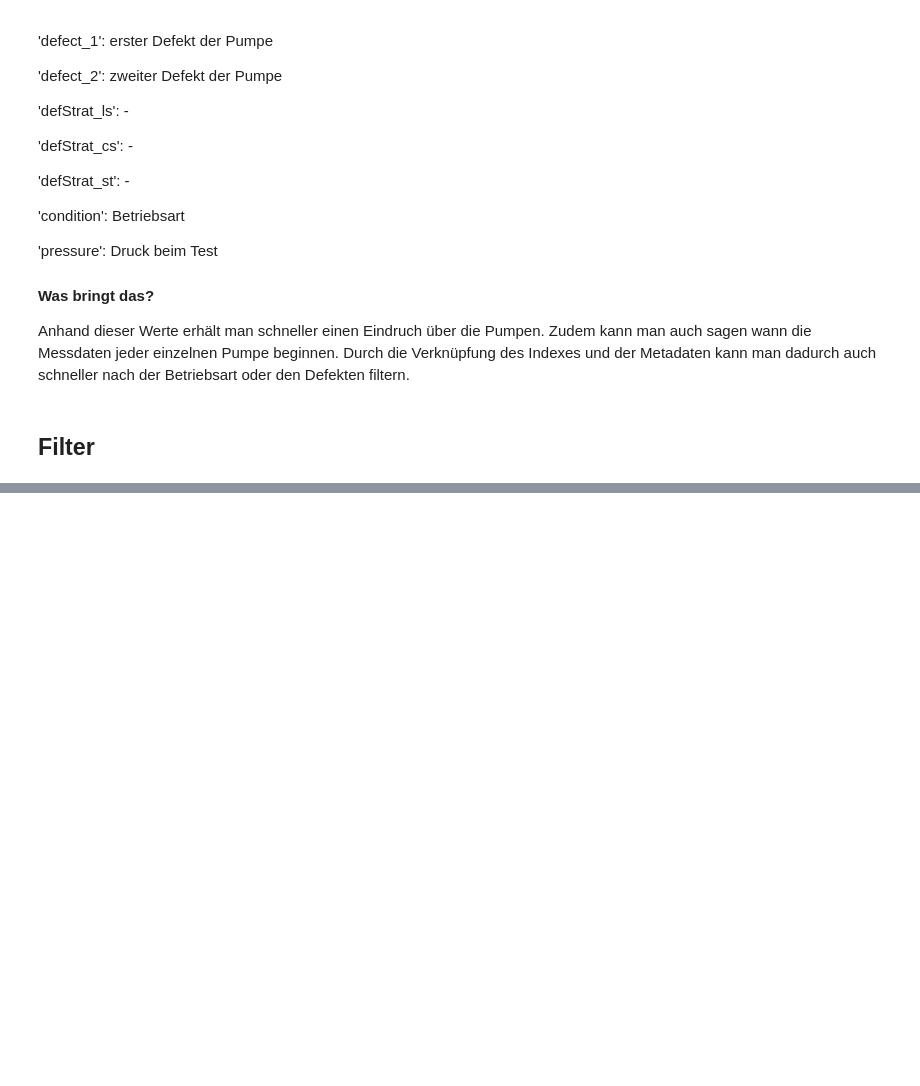
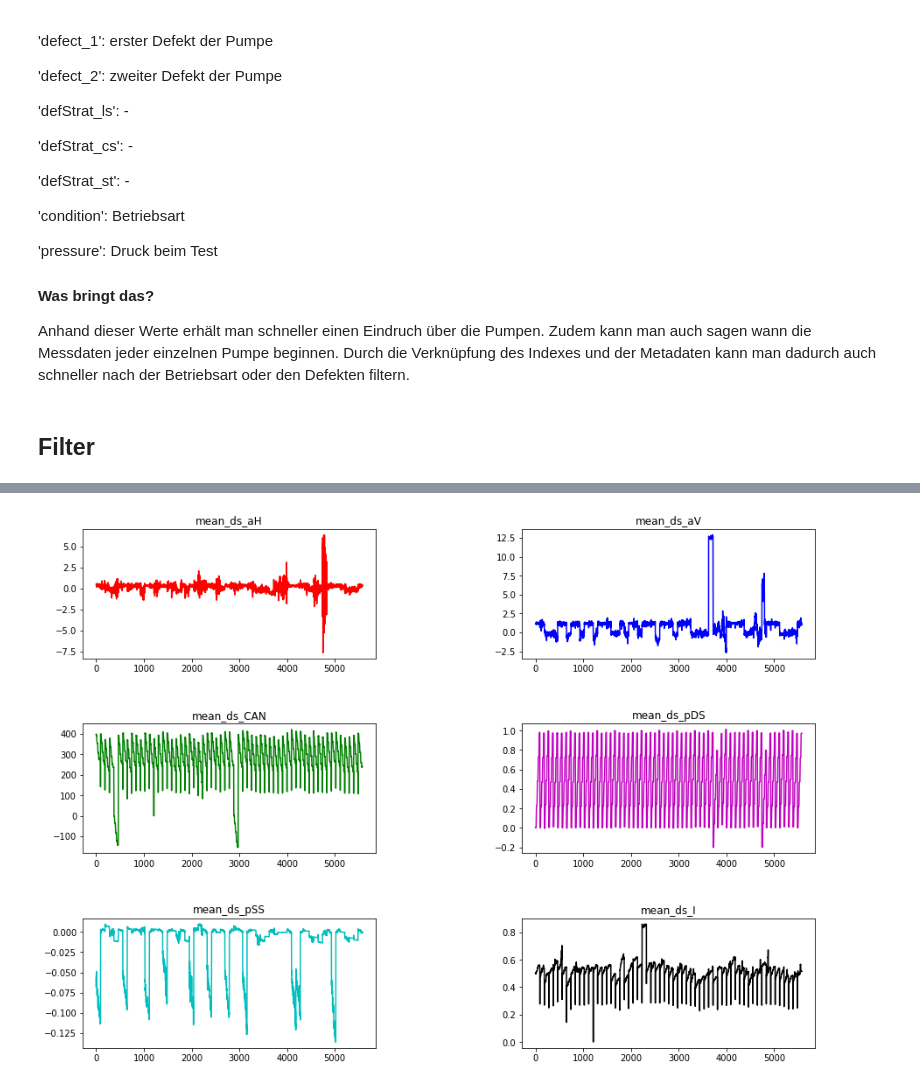
Before and after one commit to aaron02DE/trendingFs24, a Jupyter notebook: pump_data_and_filter.ipynb, the cells around one changed output, grey strips where cells are left out. Drawn from its saved outputs; the diff is of its cells as text; code cells hidden in the pictures; blank space fills up the shorter version.

```diff
--- a/pump_data_and_filter.ipynb
+++ b/pump_data_and_filter.ipynb
@@ -179,4 +124,4 @@ def pump_filter(kriterium, daten, index):
             j= j+1
     return pump_filter_result
 # %%
-pump_filter_res = pump_filter('leakage', pump_data, 'defect_1')
+pump_filter_res = pump_filter(31503, pump_data, 'number')
@@ -193,0 +242,16 @@ for j in range(len(pump_filter_res)):
+# %%
+j = 0
+data = def_1_leakage
+values = [[[],[],[],[],[],[]]]
+for j in range(len(data)):
+    i = pump_leakage[j][1][0]
+    for i in range(int(pump_leakage[j][2][0])):
+        values[j][0].append(x[i][0].mean())
+        values[j][1].append(x[i][1].mean())
+        values[j][2].append(x[i][2].mean())
+        values[j][3].append(x[i][3].mean())
+        values[j][4].append(x[i][4].mean())
+        values[j][5].append(x[i][5].mean())
+        i = i+1
+    j = j+1
+    values.append([[],[],[],[],[],[]])
@@ -193,0 +271,72 @@ for j in range(len(pump_filter_res)):
+# %%
+plt.figure(figsize=(15,15))
+plt.subplots_adjust(wspace=0.5,hspace=0.5)
+
+'mean_ds_aH'
+plt.subplot(421)
+plt.title('mean_ds_aH')
+plt.plot(values[0][0], 'r')
+#plt.plot(values[1][0], 'b')
+#plt.plot(values[2][0], 'g')
+#plt.plot(values[3][0], 'm')
+#plt.plot(values[4][0], 'c')
+#plt.plot(values[5][0], 'k')
+
+'mean_ds_aV'
+plt.subplot(422)
+plt.title('mean_ds_aV')
+plt.plot(values[0][1], 'b')
+#plt.plot(values[1][1], 'b')
+#plt.plot(values[2][1], 'g')
+#plt.plot(values[3][1], 'm')
+#plt.plot(values[4][1], 'c')
+#plt.plot(values[5][1], 'k')
+
+'mean_ds_CAN'
+plt.subplot(423)
+plt.title('mean_ds_CAN')
+plt.plot(values[0][2], 'g')
+#plt.plot(values[1][2], 'b')
+#plt.plot(values[2][2], 'g')
+#plt.plot(values[3][2], 'm')
+#plt.plot(values[4][2], 'c')
+#plt.plot(values[5][2], 'k')
+
+'mean_ds_pDS'
+plt.subplot(424)
+plt.title('mean_ds_pDS')
+plt.plot(values[0][3], 'm')
+#plt.plot(values[1][3], 'g')
+#plt.plot(values[2][3], 'b')
+#plt.plot(values[3][3], 'm')
+#plt.plot(values[4][3], 'c')
+#plt.plot(values[5][3], 'k')
+
+'mean_ds_pSS'
+plt.subplot(425)
+plt.title('mean_ds_pSS')
+plt.plot(values[0][4], 'c')
+#plt.plot(values[1][4], 'g')
+#plt.plot(values[2][4], 'b')
+#plt.plot(values[3][4], 'm')
+#plt.plot(values[4][4], 'c')
+#plt.plot(values[5][4], 'k')
+
+'mean_ds_I'
+plt.subplot(426)
+plt.title('mean_ds_I')
+plt.plot(values[0][5], 'k')
+#plt.plot(values[1][5], 'g')
+#plt.plot(values[2][5], 'b')
+#plt.plot(values[3][5], 'm')
+#plt.plot(values[4][5], 'c')
+#plt.plot(values[5][5], 'k')
+
+'error'
+plt.subplot(427)
+plt.title('error')
+plt.plot(y[0:])
+
+plt.show()
+# %% [output]
+[figure, added]
```
Also changed, not shown: parts of 25 cells of this notebook.
